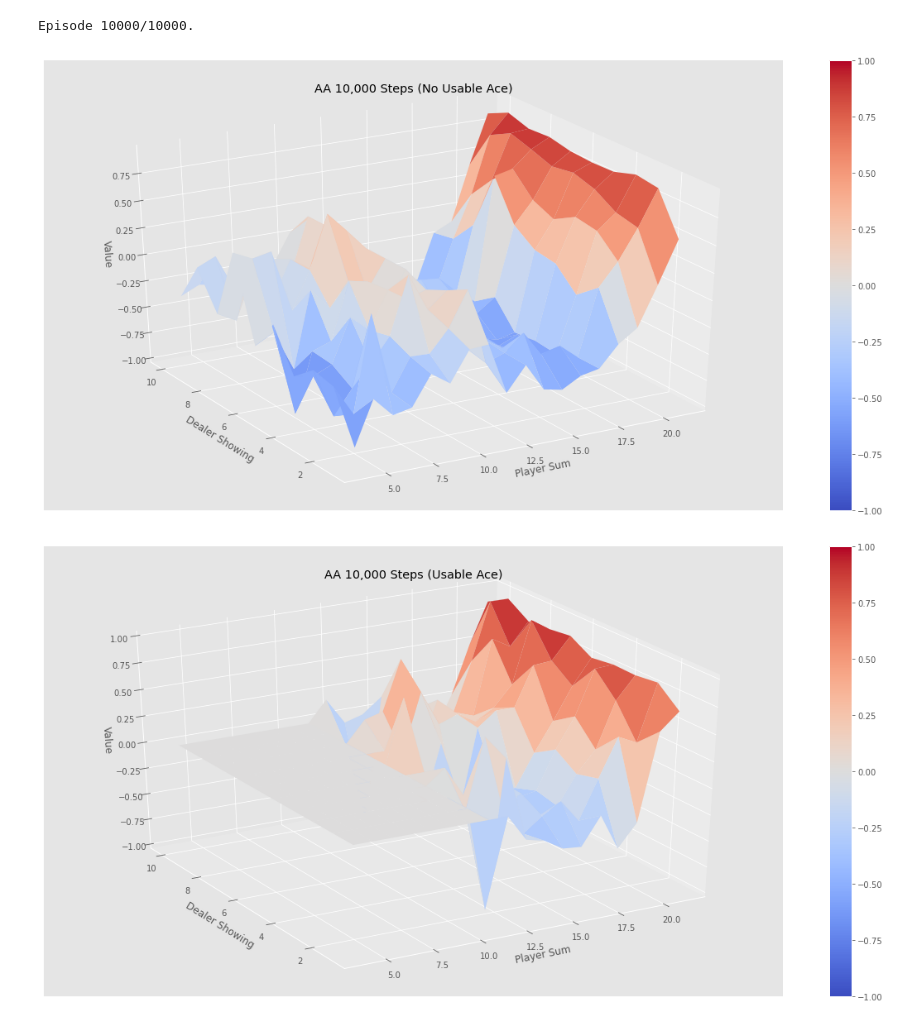
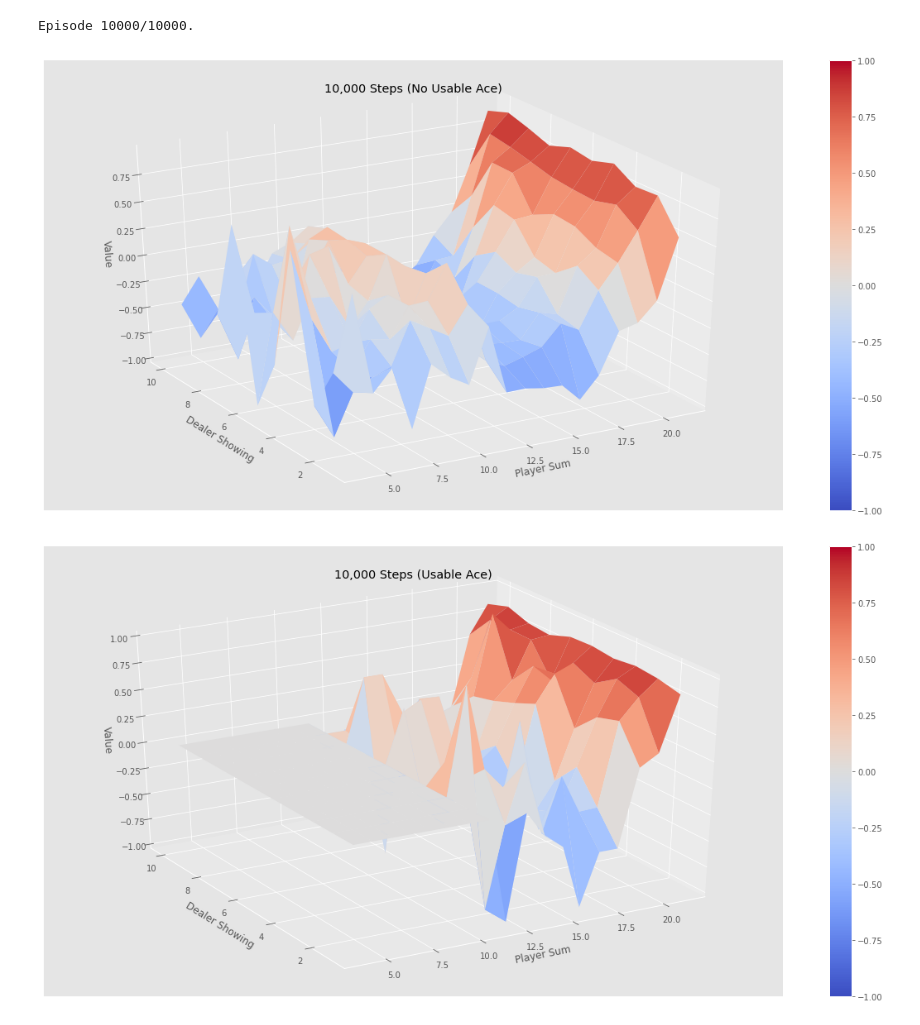
Before and after one commit to learningparity/DT112U, a Jupyter notebook: MonteCarlo/MC Prediction Solution.ipynb, the cells around one changed output. Cells and saved outputs as stored; diff of their text form; code cells hidden in the pictures.

```diff
--- a/MonteCarlo/MC Prediction Solution.ipynb
+++ b/MonteCarlo/MC Prediction Solution.ipynb
@@ -15,10 +14,10 @@ env = gym.make(env_name)
 
 matplotlib.style.use('ggplot')
 # %%
-V_10k = first_visit_mc_prediction(basic_policy, env, num_episodes=10000, update_V=update_V_AA)
-plotting.plot_value_function(V_10k, title="AA 10,000 Steps")
+V_10k = first_visit_mc_prediction(basic_policy, env, num_episodes=10000)
+plotting.plot_value_function(V_10k, title="10,000 Steps")
 # %% [output]
 Episode 10000/10000.
-[figure, old version]
+[figure, new version]
-[figure, old version]
+[figure, new version]
 # %%
```
Also changed, not shown: parts of 3 cells of this notebook, 6 other files.
